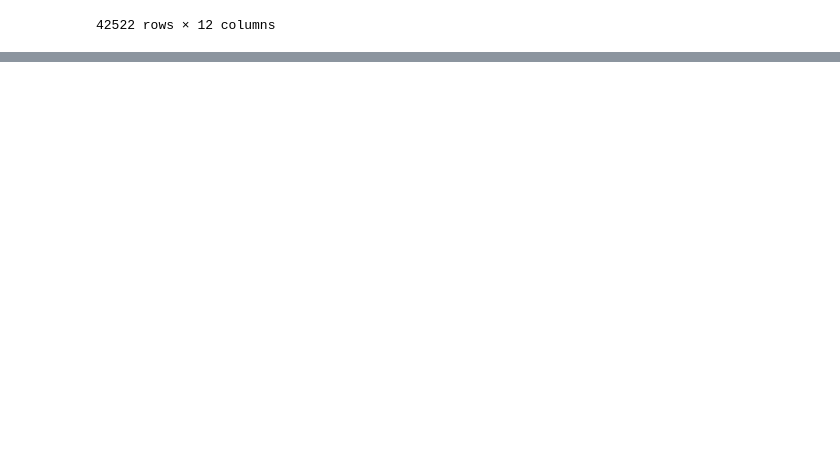
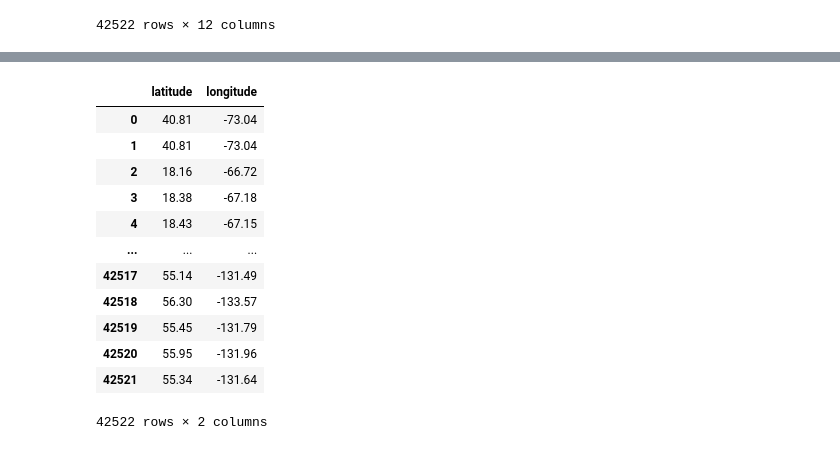
Before and after one commit to arjunsavel/covid-hacks-2020, a Jupyter notebook: Data exploration.ipynb, the cells around one changed output, grey strips where cells are left out. Cells and saved outputs as stored; diff of their text form; code cells hidden in the pictures; blank space fills up the shorter version.

```diff
--- a/Data exploration.ipynb
+++ b/Data exploration.ipynb
@@ -79,0 +101,16 @@ c_data
+# %%
+c_data[['latitude', 'longitude']]
+# %% [output]
+|  | latitude | longitude |
+| 0 | 40.81 | -73.04 |
+| 1 | 40.81 | -73.04 |
+| 2 | 18.16 | -66.72 |
+| 3 | 18.38 | -67.18 |
+| 4 | 18.43 | -67.15 |
+| ... | ... | ... |
+| 42517 | 55.14 | -131.49 |
+| 42518 | 56.30 | -133.57 |
+| 42519 | 55.45 | -131.79 |
+| 42520 | 55.95 | -131.96 |
+| 42521 | 55.34 | -131.64 |
+42522 rows × 2 columns
```
Also changed, not shown: parts of 6 cells of this notebook, 2 other files.
